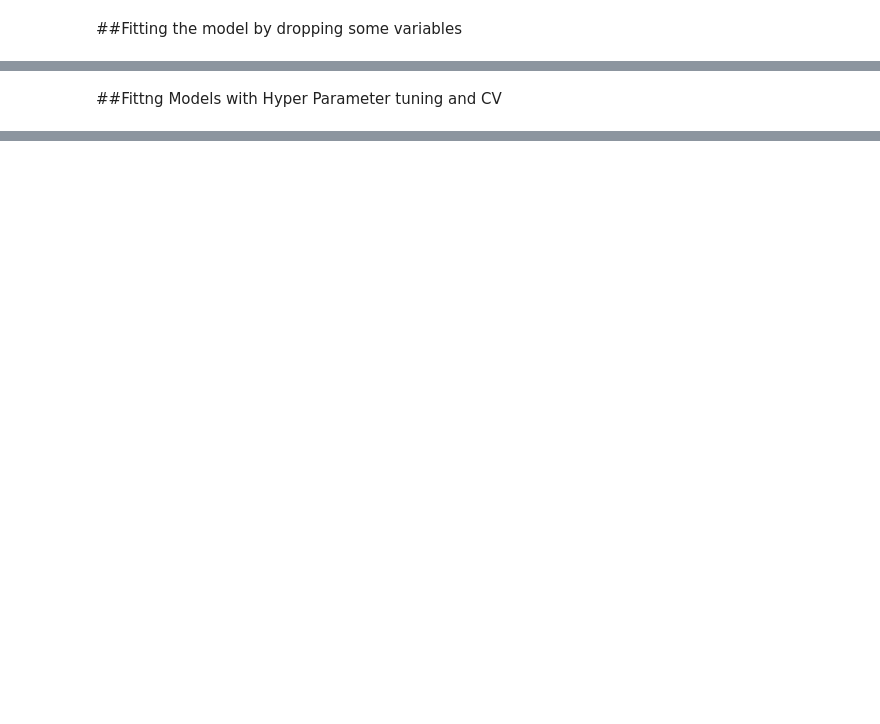
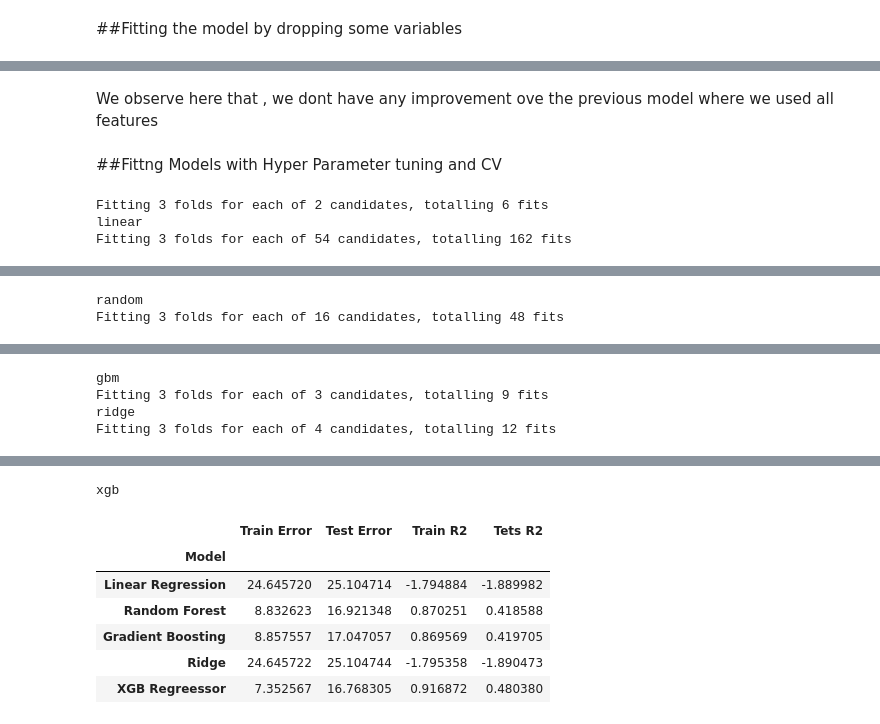
Before and after one commit to Shubhankitsirvaiya/Appliance-Energy-Prediction, a Jupyter notebook: Capstone_Project_Regression.ipynb, the cells around one changed output, grey strips where cells are left out. Saved outputs shown, nothing was run; the diff lists cells and outputs as text; code cells hidden in the pictures; blank space fills up the shorter version.

```diff
--- a/Capstone_Project_Regression.ipynb
+++ b/Capstone_Project_Regression.ipynb
@@ -504,6 +509,8 @@ eval_data()
 | Ridge | 24.645722 | 25.104744 | -1.795358 | -1.890473 |
 | SVR | 19.432618 | 20.441326 | -0.007079 | -0.133957 |
 | XGB Regreessor | 19.570813 | 20.349265 | -0.076413 | -0.205617 |
+# %% [markdown]
+We observe here that , we dont have any improvement ove the previous model where we used all features
 # %% [markdown]
 ##Fittng Models with Hyper Parameter tuning and CV
 # %%
@@ -527,7 +534,7 @@ def tuned_model(Model,params):
   #Using Grid Search
 
   model=Model()
-  grid=GridSearchCV(model,params,scoring='r2',cv=3)
+  grid=GridSearchCV(model,params,scoring='r2',cv=3,verbose=1,n_jobs=5)
 
   #Fitting the Model
 
@@ -545,7 +552,7 @@ def tuned_model(Model,params):
 
   res_tuned.append([train_err,test_err,train_r2,test_r2])
 
-  return df_res
+  return grid
 # %%
 def eval_tuned_data():
 
@@ -553,7 +560,7 @@ def eval_tuned_data():
               "fit_intercept": [True, False]
               }
   tuned_model(LinearRegression,param_grid_lin)
-
+  print('linear')
 
   param_grid_rf= {
         "n_estimators"      : [10,20,30],
@@ -562,40 +569,44 @@ def eval_tuned_data():
         "bootstrap": [True, False],
         }
   tuned_model(RandomForestRegressor,param_grid_rf)
+  print('random')
 
   param_grid_gbm = {
-    "loss":["deviance"],
-    "learning_rate": [0.01, 0.025, 0.05, 0.075, 0.1, 0.15, 0.2],
-    "min_samples_split": np.linspace(0.1, 0.5, 12),
-    "min_samples_leaf": np.linspace(0.1, 0.5, 12),
-    "max_depth":[3,5,8],
+    "learning_rate": [0.01, 0.1],
+    "max_depth":[5,10],
     "max_features":["log2","sqrt"],
-    "criterion": ["friedman_mse",  "mae"],
-    "subsample":[0.5, 0.618, 0.8, 0.85, 0.9, 0.95, 1.0],
-    "n_estimators":[10,50,100]
+    "n_estimators":[50,100]
     }
   tuned_model(GradientBoostingRegressor,param_grid_gbm)
+  print('gbm')
 
-  param_grid_ridge={'alpha':[array]}
+  param_grid_ridge={'alpha':[1,0.1,0.01]}
   tuned_model(Ridge,param_grid_ridge)
+  print('ridge')
 
-  param_grid_svr = {'kernel' : ('linear', 'poly', 'rbf', 'sigmoid'),'C' : [1,5,10],'degree' : [3,8],'coef0' : [0.01,10,0.5],'gamma' : ('auto','scale')}
+  '''param_grid_svr = {'kernel' : ('linear', 'poly', 'rbf', 'sigmoid'),'C' : [1,10]}
   tuned_model(SVR,param_grid_svr)
+  print('svr')'''
 
   param_grid_xg = {'nthread':[4], #when use hyperthread, xgboost may become slower
               'objective':['reg:squarederror'],
-              'learning_rate': [.03, 0.05, .07], #so called `eta` value
-              'max_depth': [5, 6, 7],
+              'learning_rate': [.03, 0.05], #so called `eta` value
+              'max_depth': [5,15],
               'min_child_weight': [4],
               'silent': [1],
-              'subsample': [0.7],
-              'colsample_bytree': [0.7],
               'n_estimators': [500]}
   tuned_model(XGBRegressor,param_grid_xg)
+  print('xgb')
 
-  tuned_models=['Linear Regression','Random Forest','Gradient Boosting','Ridge','SVR','XGB Regreessor']
+  tuned_models=['Linear Regression','Random Forest','Gradient Boosting','Ridge','XGB Regreessor']
   df_res_tun=pd.DataFrame(res_tuned,columns=['Train Error','Test Error','Train R2','Tets R2'])
-  df_res_tun['Model']=models
-  df_res_tun=df_res.set_index(['Model'])
+  df_res_tun['Model']=tuned_models
+  df_res_tun=df_res_tun.set_index(['Model'])
 
   return df_res_tun
+# %%
+df_res_tun=eval_tuned_data()
+# %% [output]
+Fitting 3 folds for each of 2 candidates, totalling 6 fits
+linear
+Fitting 3 folds for each of 54 candidates, totalling 162 fits
@@ -601,0 +619,2 @@ def eval_tuned_data():
+random
+Fitting 3 folds for each of 16 candidates, totalling 48 fits
@@ -601,0 +623,4 @@ def eval_tuned_data():
+gbm
+Fitting 3 folds for each of 3 candidates, totalling 9 fits
+ridge
+Fitting 3 folds for each of 4 candidates, totalling 12 fits
@@ -601,0 +631,8 @@ def eval_tuned_data():
+xgb
+|  | Train Error | Test Error | Train R2 | Tets R2 |
+| Model |  |  |  |  |
+| Linear Regression | 24.645720 | 25.104714 | -1.794884 | -1.889982 |
+| Random Forest | 8.832623 | 16.921348 | 0.870251 | 0.418588 |
+| Gradient Boosting | 8.857557 | 17.047057 | 0.869569 | 0.419705 |
+| Ridge | 24.645722 | 25.104744 | -1.795358 | -1.890473 |
+| XGB Regreessor | 7.352567 | 16.768305 | 0.916872 | 0.480380 |
```
Also changed, not shown: parts of 11 cells of this notebook.
